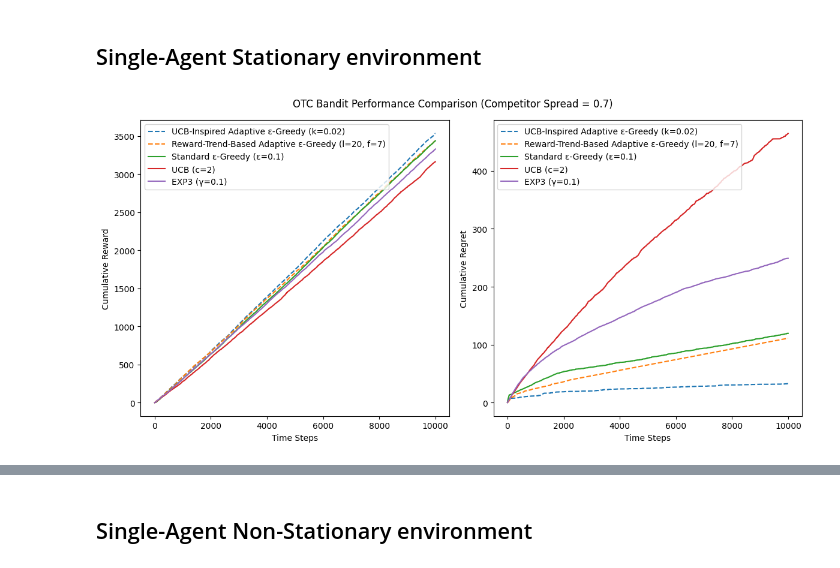
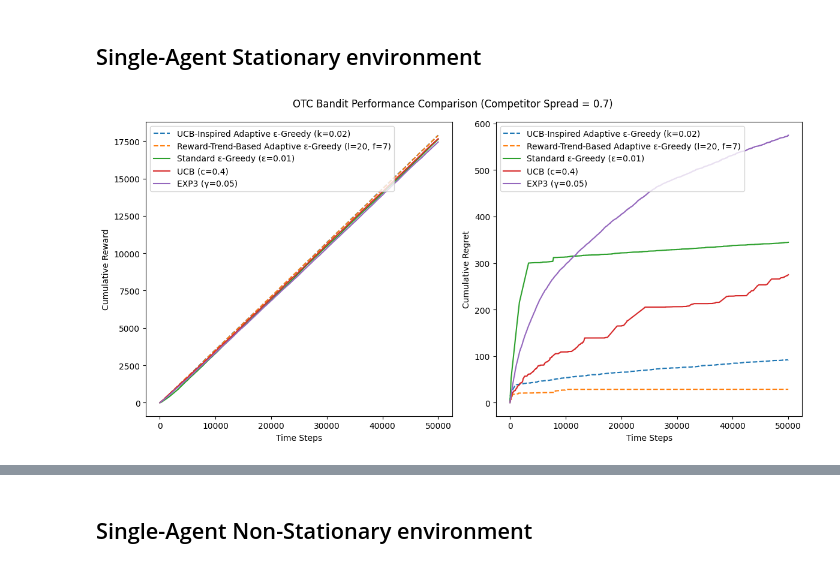
Before and after one commit to jessie-1001/RS-PROJECT, a Jupyter notebook: New_Algorithm_in_OTC.ipynb, the cells around one changed output, grey strips where cells are left out. Drawn from its saved outputs; the diff is of its cells as text; code cells hidden in the pictures.

```diff
--- a/New_Algorithm_in_OTC.ipynb
+++ b/New_Algorithm_in_OTC.ipynb
@@ -240,7 +240,7 @@ env = OTCEnvironment( # Define environment
     competitor_spread=competitor_spread,
     alpha=alpha
 )
-num_steps = 10000  # Simulation length
+num_steps = 50000  # Simulation length
 
 
 # ==========================
@@ -258,11 +258,11 @@ paper_aeg_params = {
     'f': f
 }
 # Standard ε-Greedy exploration rate
-epsilon = 0.1
+epsilon = 0.01
 # UCB exploration weight
-c = 2
+c = 0.4
 # EXP3 exploration parameter
-gamma = 0.1
+gamma = 0.05
 
 # ==========================
 # Algorithm Configuration
@@ -309,31 +309,31 @@ for config in algo_configs:
     )
 
 # ==========================
 # Visualization
 # ==========================
 dashed_lines = 2
 plt.figure(figsize=(12, 6))
 
 # Reward Plot
 plt.subplot(1, 2, 1)
 for idx, (label, (reward_curve, _, _)) in enumerate(results.items()):
     linestyle = '--' if idx < dashed_lines else '-' # First two algorithms get dashed lines
     plt.plot(reward_curve, label=label, linestyle=linestyle)
 plt.xlabel("Time Steps")
 plt.ylabel("Cumulative Reward")
 plt.legend()
 
 # Regret Plot
 plt.subplot(1, 2, 2)
 for idx, (label, (_, regret_curve, _)) in enumerate(results.items()):
     linestyle = '--' if idx < dashed_lines else '-'
     plt.plot(regret_curve, label=label, linestyle=linestyle)
 plt.xlabel("Time Steps")
 plt.ylabel("Cumulative Regret")
 plt.legend()
 
 plt.suptitle(f"OTC Bandit Performance Comparison (Competitor Spread = {competitor_spread})")
 plt.tight_layout()
 plt.show()
 # %% [output]
-[figure, old version]
+[figure, new version]
```
Also changed, not shown: parts of 4 cells of this notebook, 2 other files.
